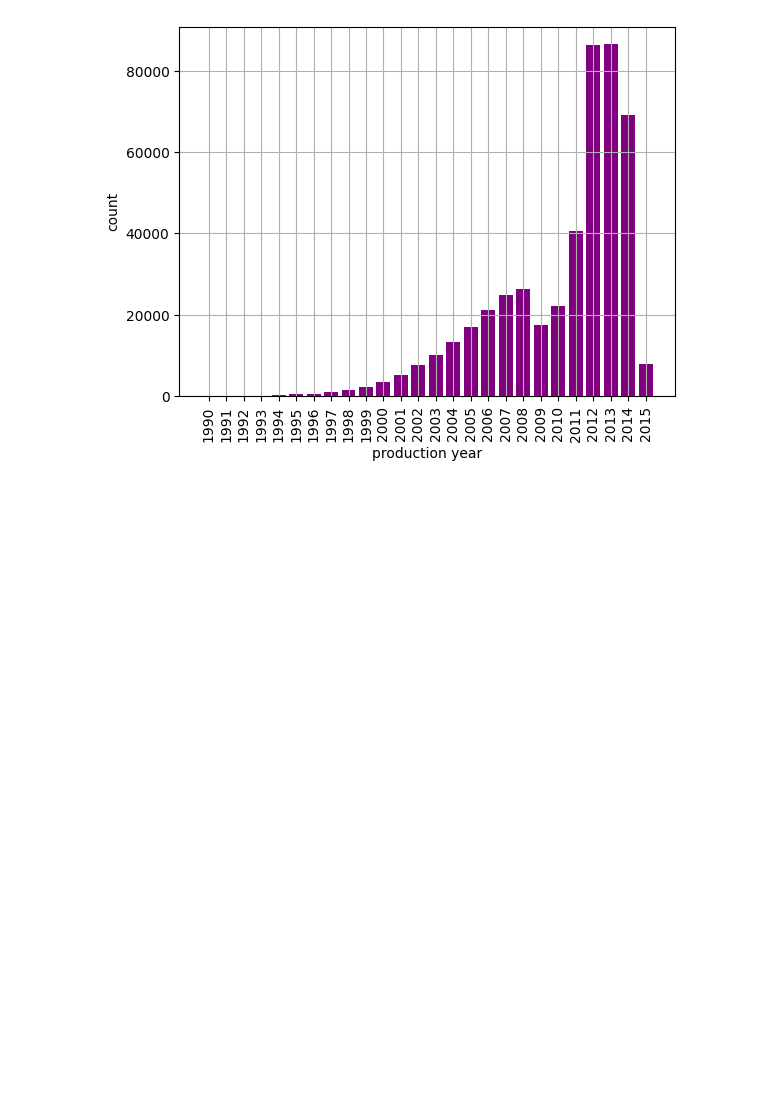
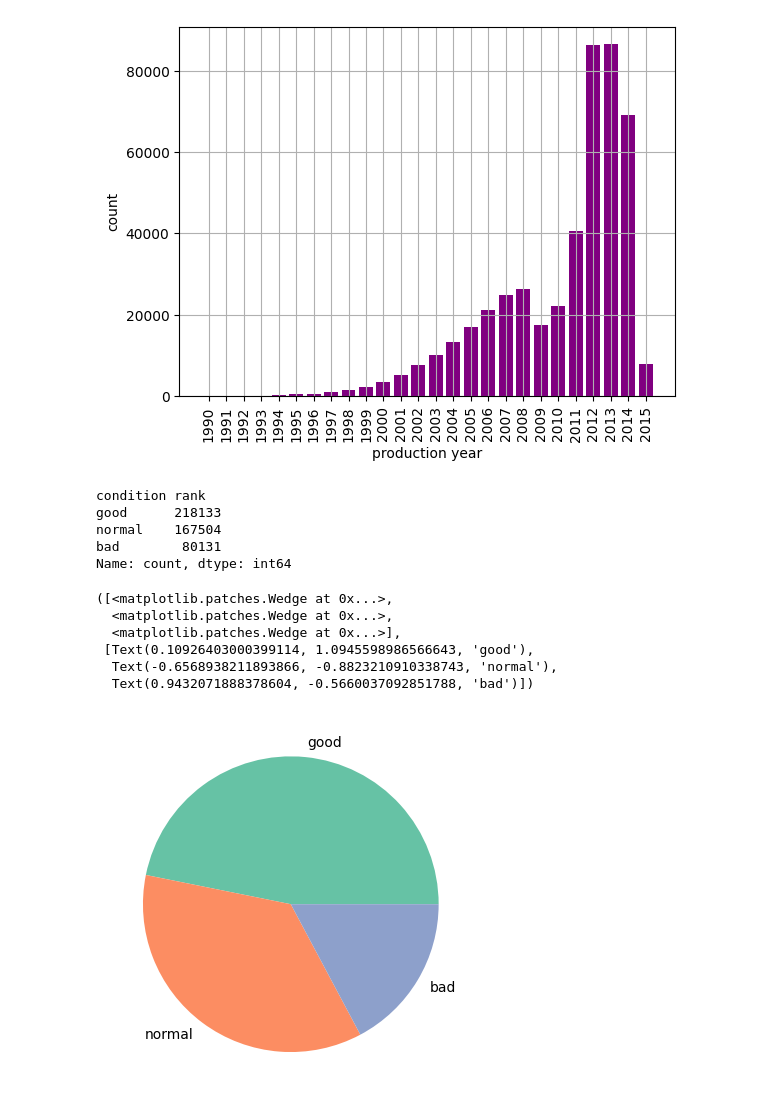
Before and after one commit to R3Z4P4HL3V1/UsedCarAnalysis, a Jupyter notebook: index.ipynb, the cells around one changed output. Saved outputs shown, nothing was run; the diff lists cells and outputs as text; code cells hidden in the pictures; blank space fills up the shorter version.

```diff
--- a/index.ipynb
+++ b/index.ipynb
@@ -262,3 +291,30 @@ plt.show()
 [figure]
 # %%
 # pembelian mobil berdasarkan kondisi mobil
+
+# melakukan data binning terlebih dahulu untuk kolom condition
+
+label = ['bad','normal','good']
+
+df_obj_1['condition rank'] = pd.cut(df['condition'], bins=3,labels=label)
+
+df_obj_1['condition rank'].value_counts()
+# %% [output]
+condition rank
+good      218133
+normal    167504
+bad        80131
+Name: count, dtype: int64
+# %%
+# visualisasi kolom kondisi
+pallete_color = sns.color_palette('Set2')
+
+plt.pie(df_obj_1['condition rank'].value_counts(),labels=['good','normal','bad'],colors=pallete_color)
+# %% [output]
+([<matplotlib.patches.Wedge at 0x...>,
+  <matplotlib.patches.Wedge at 0x...>,
+  <matplotlib.patches.Wedge at 0x...>],
+ [Text(0.10926403000399114, 1.0945598986566643, 'good'),
+  Text(-0.6568938211893866, -0.8823210910338743, 'normal'),
+  Text(0.9432071888378604, -0.5660037092851788, 'bad')])
+[figure, added]
```
Also changed, not shown: parts of 7 cells of this notebook.
